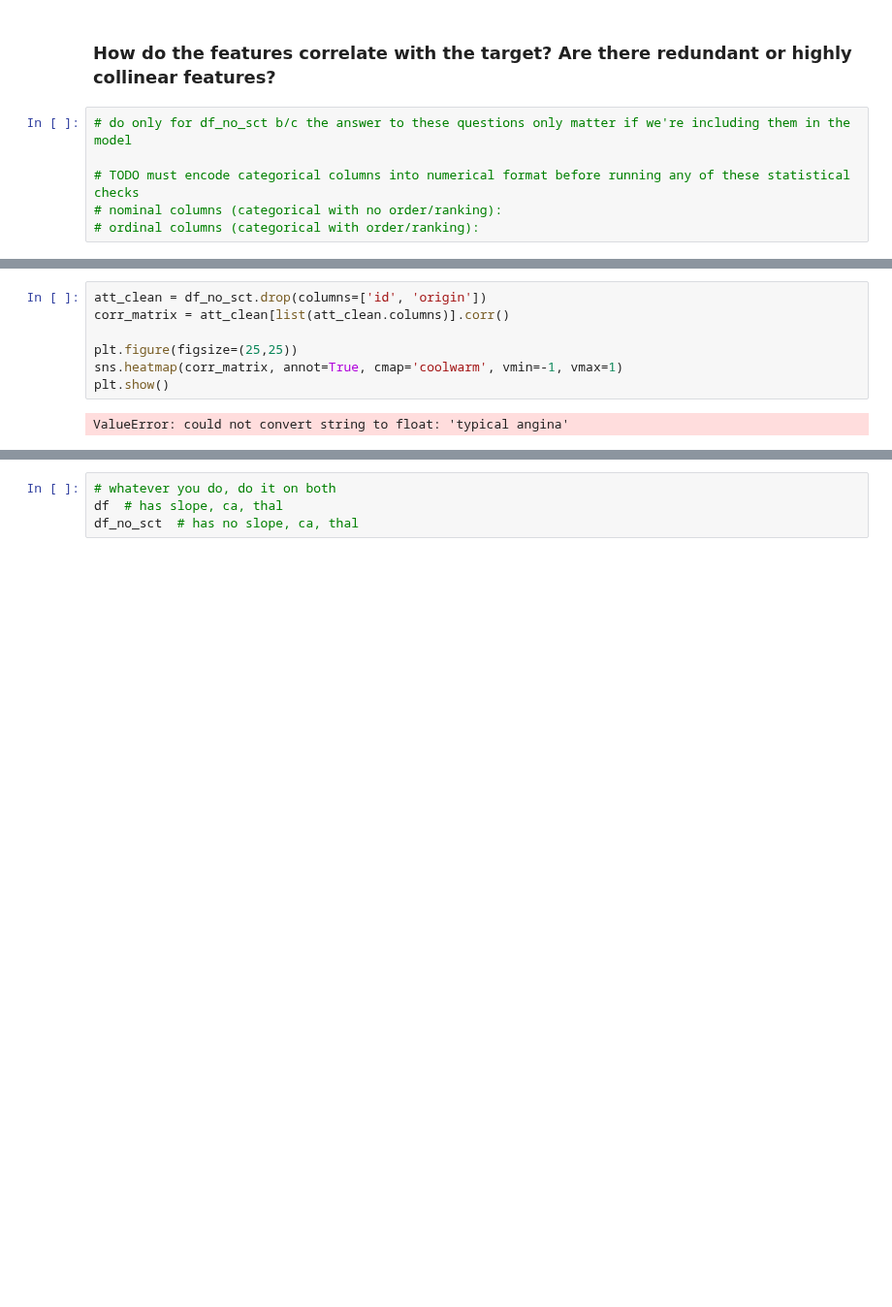
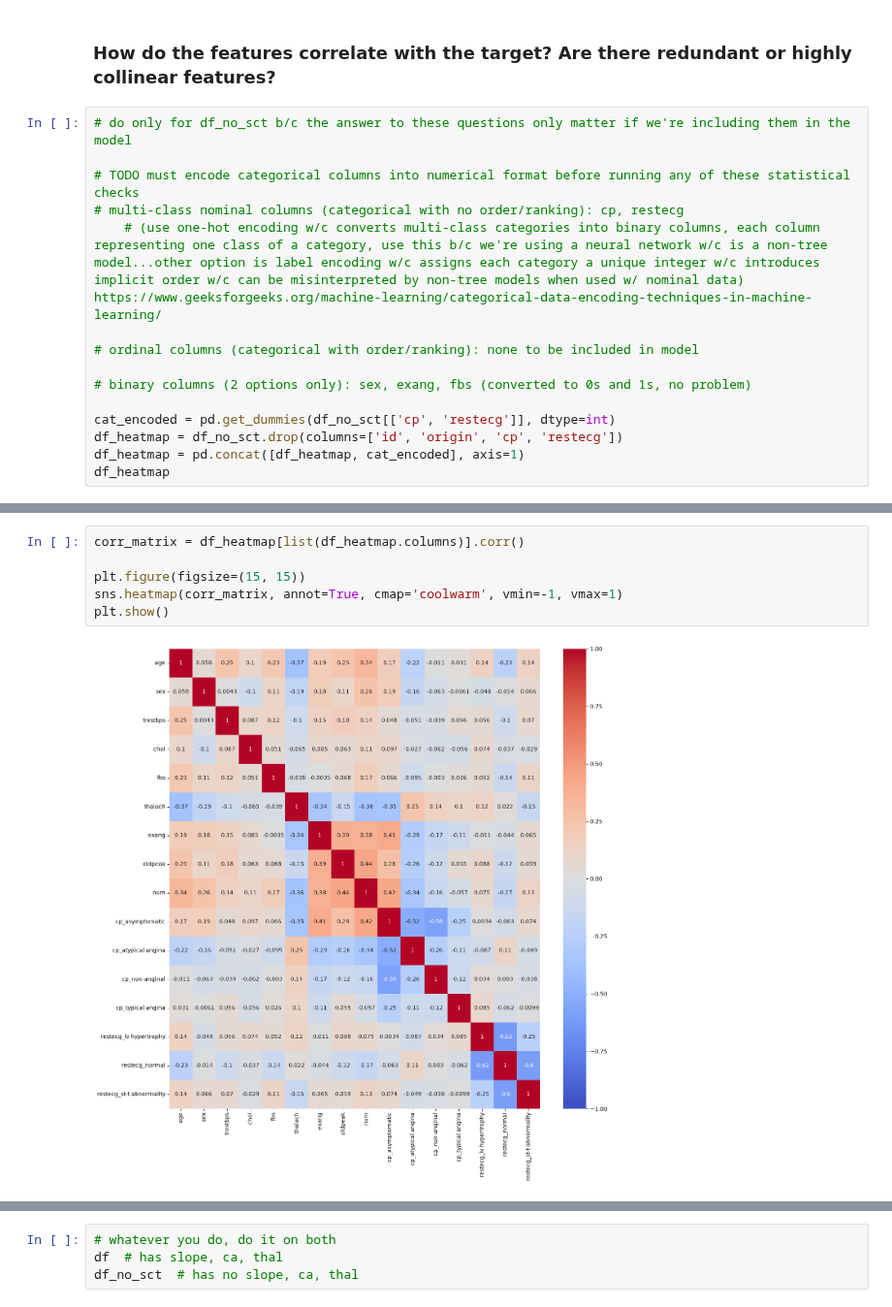
Before and after one commit to ThereseColeongco/hd-classifier, a Jupyter notebook: classifier.ipynb, the cells around one changed output, grey strips where cells are left out. Shown at 97% size. Saved outputs shown, nothing was run; the diff lists cells and outputs as text; blank space fills up the shorter version.

Commit message:
create correlation heatmap

```diff
--- a/classifier.ipynb
+++ b/classifier.ipynb
@@ -539,5 +539,14 @@ There are way more males (1) than females (0) in this dataset. Since males and f
 # do only for df_no_sct b/c the answer to these questions only matter if we're including them in the model
 
 # TODO must encode categorical columns into numerical format before running any of these statistical checks
-# nominal columns (categorical with no order/ranking):
-# ordinal columns (categorical with order/ranking):
+# multi-class nominal columns (categorical with no order/ranking): cp, restecg
+    # (use one-hot encoding w/c converts multi-class categories into binary columns, each column representing one class of a category, use this b/c we're using a neural network w/c is a non-tree model...other option is label encoding w/c assigns each category a unique integer w/c introduces implicit order w/c can be misinterpreted by non-tree models when used w/ nominal data) https://www.geeksforgeeks.org/machine-learning/categorical-data-encoding-techniques-in-machine-learning/
+
+# ordinal columns (categorical with order/ranking): none to be included in model
+
+# binary columns (2 options only): sex, exang, fbs (converted to 0s and 1s, no problem)
+
+cat_encoded = pd.get_dummies(df_no_sct[['cp', 'restecg']], dtype=int)
+df_heatmap = df_no_sct.drop(columns=['id', 'origin', 'cp', 'restecg'])
+df_heatmap = pd.concat([df_heatmap, cat_encoded], axis=1)
+df_heatmap
@@ -544,9 +567,8 @@ There are way more males (1) than females (0) in this dataset. Since males and f
 # %%
-att_clean = df_no_sct.drop(columns=['id', 'origin'])
-corr_matrix = att_clean[list(att_clean.columns)].corr()
+corr_matrix = df_heatmap[list(df_heatmap.columns)].corr()
 
-plt.figure(figsize=(25,25))
+plt.figure(figsize=(15, 15))
 sns.heatmap(corr_matrix, annot=True, cmap='coolwarm', vmin=-1, vmax=1)
 plt.show()
 # %% [output]
-ValueError: could not convert string to float: 'typical angina'
+[figure, added]
```
Also changed, not shown: parts of 9 cells of this notebook.
